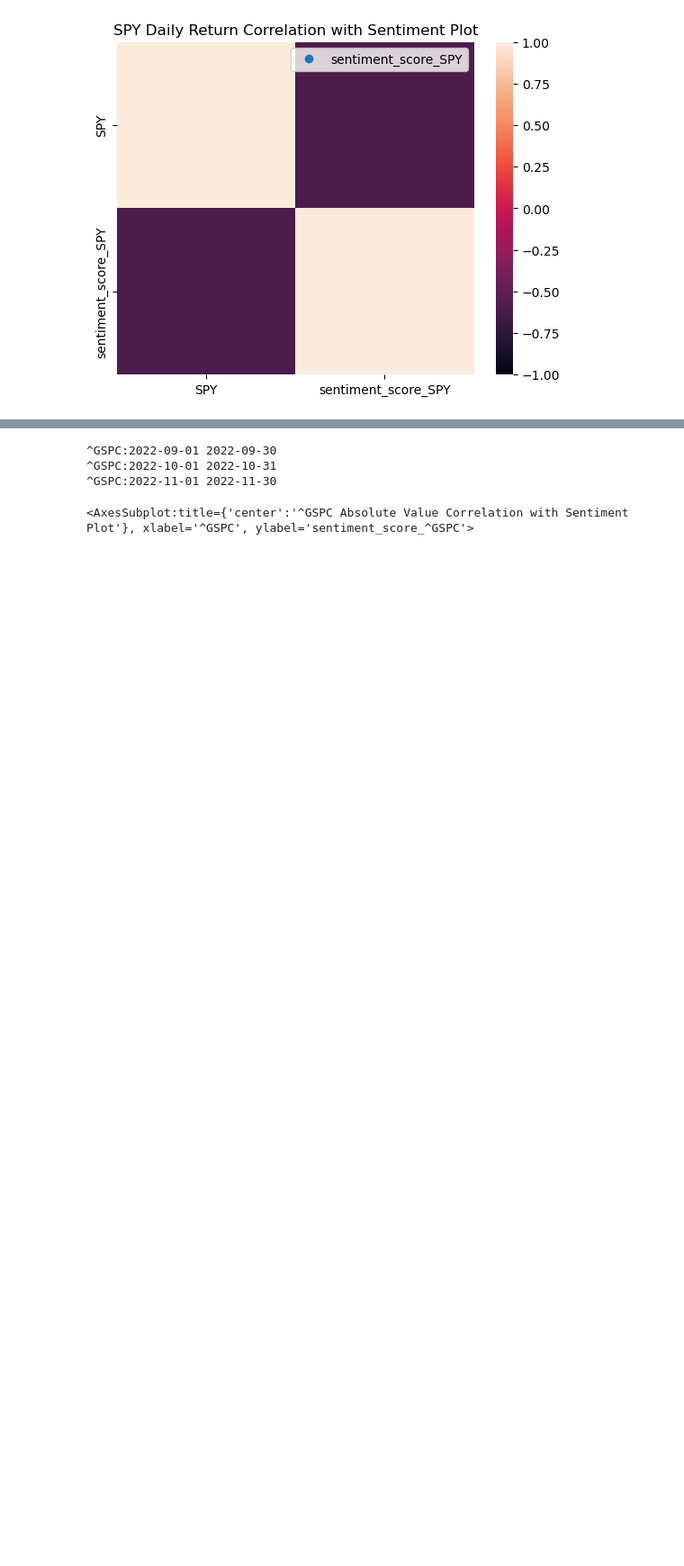
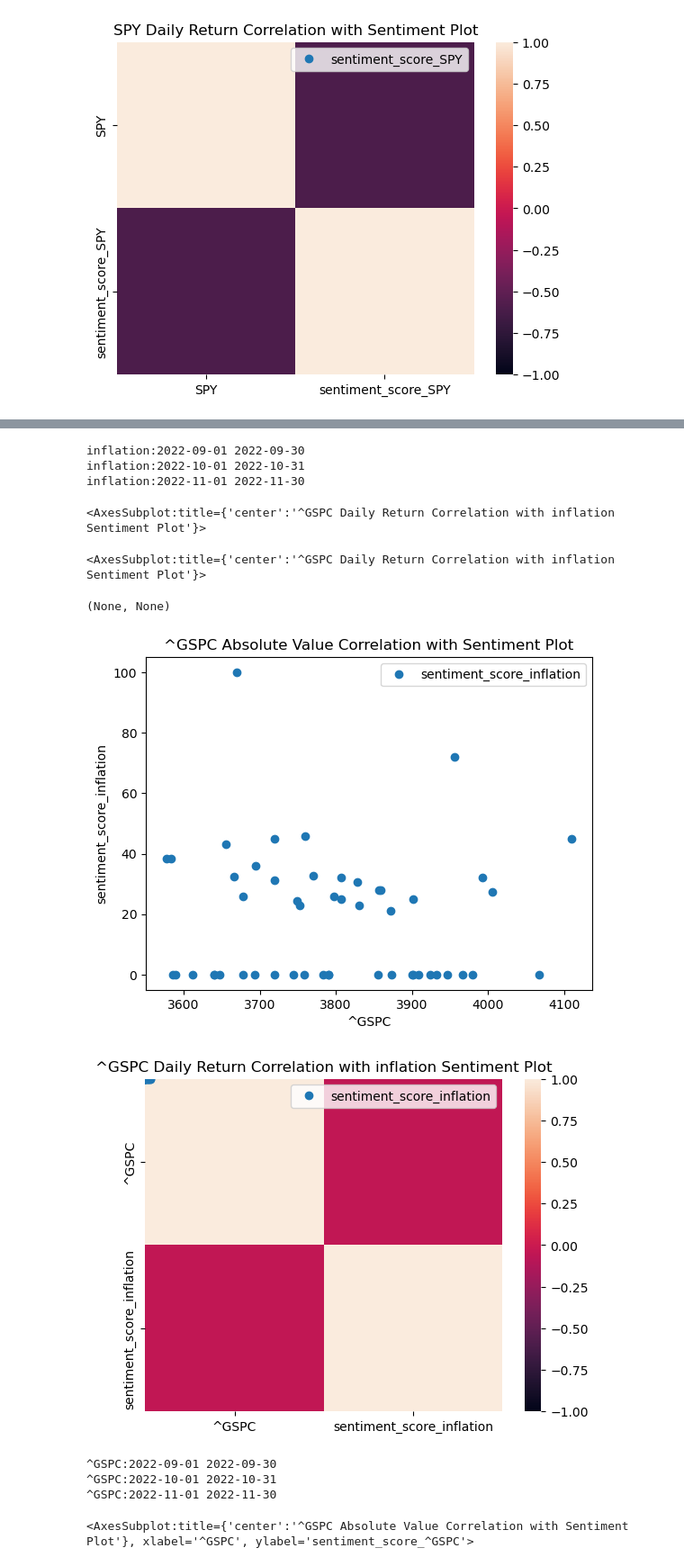
Before and after one commit to robel-codes/asset-correlation-analysis, a Jupyter notebook: pytrends_sentiment.ipynb, the cells around one changed output, grey strips where cells are left out. Shown at 90% size. Cells and saved outputs as stored; diff of their text form; code cells hidden in the pictures; blank space fills up the shorter version.

```diff
--- a/pytrends_sentiment.ipynb
+++ b/pytrends_sentiment.ipynb
@@ -149,3 +248,14 @@ SPY:2022-11-01 2022-11-30
+# %%
+trend_analysis_expanded("^GSPC", "inflation")
+# %% [output]
+inflation:2022-09-01 2022-09-30
+inflation:2022-10-01 2022-10-31
+inflation:2022-11-01 2022-11-30
+<AxesSubplot:title={'center':'^GSPC Daily Return Correlation with inflation Sentiment Plot'}>
+<AxesSubplot:title={'center':'^GSPC Daily Return Correlation with inflation Sentiment Plot'}>
+(None, None)
+[figure, added]
+[figure, added]
 # %%
 print(generate_trends_analysis2("^GSPC"))
 # %% [output]
```
Also changed, not shown: parts of 7 cells of this notebook.
